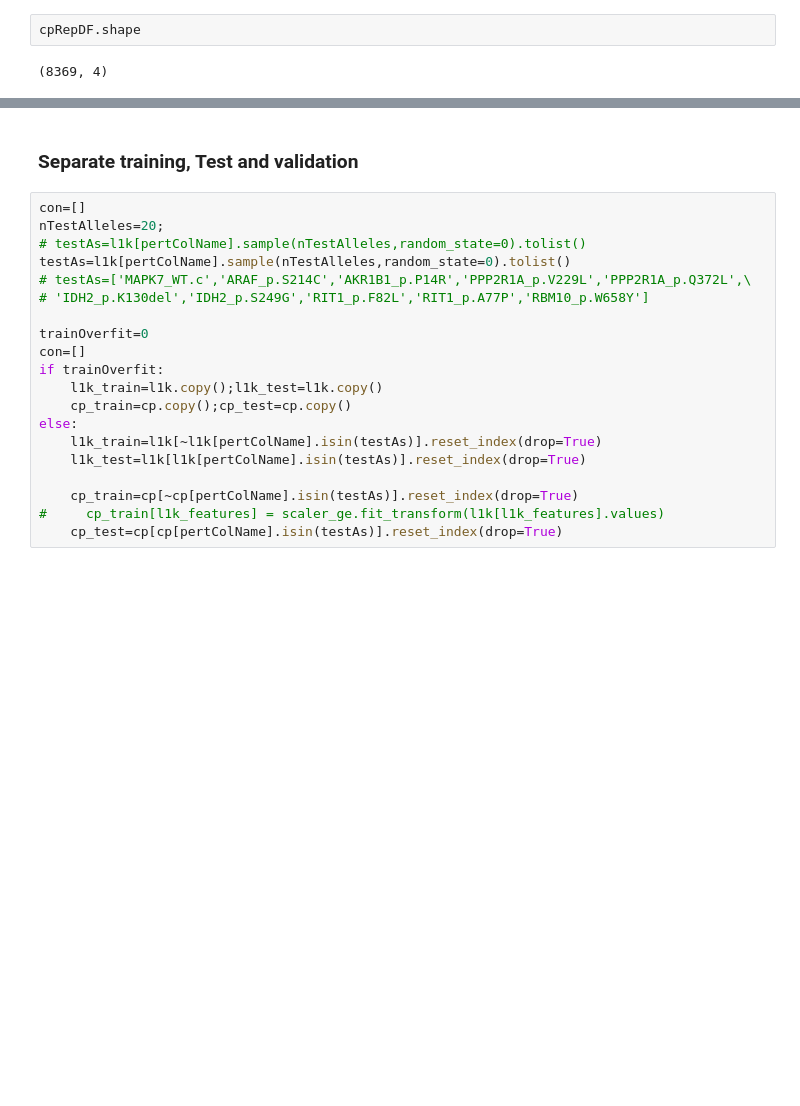
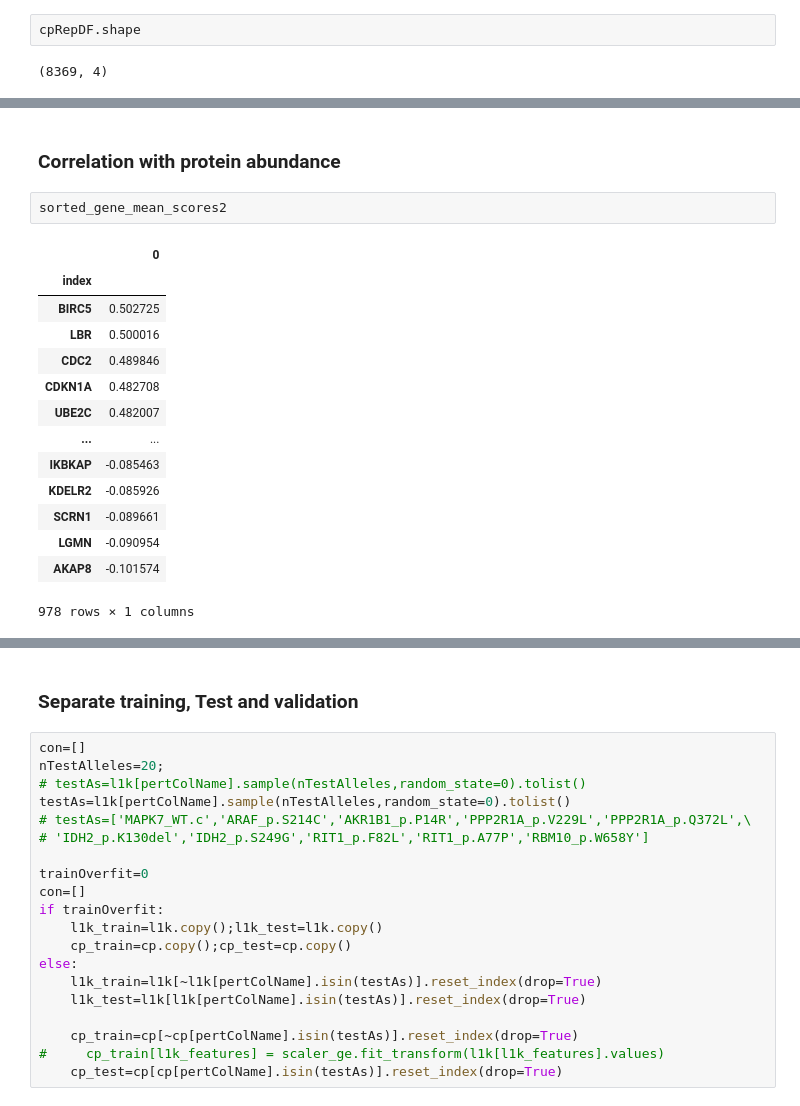
Before and after one commit to broadinstitute/2018_04_20_Rosetta, a Jupyter notebook: 4-CP-to-single-Gene.ipynb, the cells around one changed output, grey strips where cells are left out. Cells and saved outputs as stored; diff of their text form; blank space fills up the shorter version.

```diff
--- a/4-CP-to-single-Gene.ipynb
+++ b/4-CP-to-single-Gene.ipynb
@@ -262,0 +279,19 @@ l1k.groupby([pertColName]).size().median()
+# %% [markdown]
+### Correlation with protein abundance
+# %%
+sorted_gene_mean_scores2
+# %% [output]
+|  | 0 |
+| index |  |
+| BIRC5 | 0.502725 |
+| LBR | 0.500016 |
+| CDC2 | 0.489846 |
+| CDKN1A | 0.482708 |
+| UBE2C | 0.482007 |
+| ... | ... |
+| IKBKAP | -0.085463 |
+| KDELR2 | -0.085926 |
+| SCRN1 | -0.089661 |
+| LGMN | -0.090954 |
+| AKAP8 | -0.101574 |
+978 rows × 1 columns
```
Also changed, not shown: parts of 35 cells of this notebook, 3 other files.
